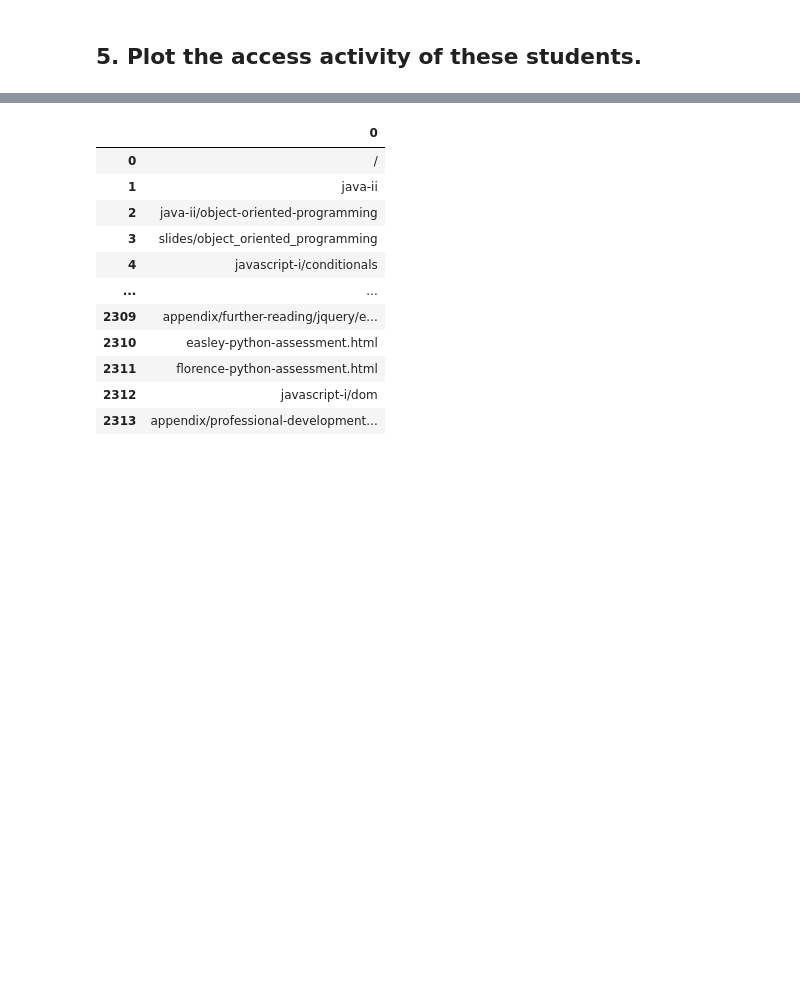
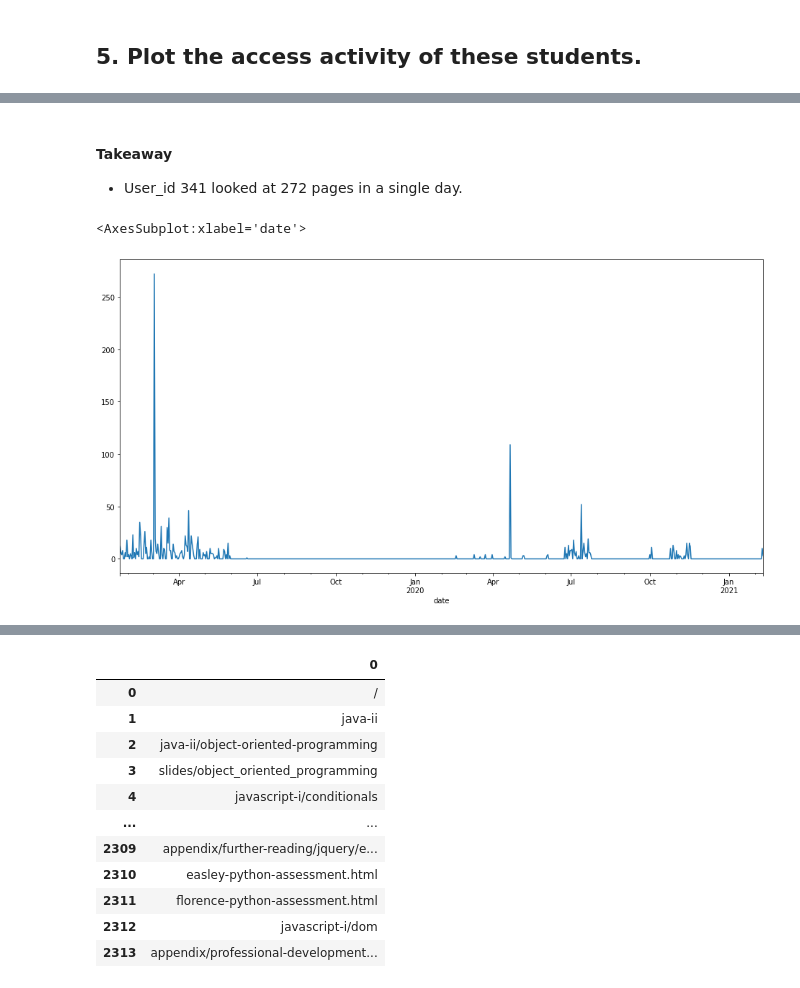
Before and after one commit to QMCBT-JustinEvans/anomaly-detection-exercises, a Jupyter notebook: time_series_anomaly_detection.ipynb, the cells around one changed output, grey strips where cells are left out. Drawn from its saved outputs; the diff is of its cells as text; code cells hidden in the pictures; blank space fills up the shorter version.

```diff
--- a/time_series_anomaly_detection.ipynb
+++ b/time_series_anomaly_detection.ipynb
@@ -496,2 +611,22 @@ plt.show()
 # %% [markdown]
 ## 5. Plot the access activity of these students.
+# %%
+def one_user_df_prep(df, user):
+    '''
+    DESCRIPTION:
+    This function returns a dataframe consisting of data for only a single defined user
+
+    REQUIRED IMPORTS:
+    import numpy as np
+    import pandas as pd
+    import seaborn as sns
+
+    ARGUMENTS:
+      df = DataFrame
+    user = The user_id of the student you want metrics on
+    '''
+    df = df[df.user_id == user]
+    df.date = pd.to_datetime(df.date)
+    df = df.set_index(df.date)
+    pages_one_user = df['path'].resample('d').count()
+    return pages_one_user
@@ -497,0 +806,11 @@ plt.show()
+# %% [markdown]
+#### Takeaway
+* User_id 341 looked at 272 pages in a single day.
+# %%
+# Lets plot their activity:
+df_341 = one_user_df_prep(df, 341)
+# %%
+df_341.plot(figsize=(16,8))
+# %% [output]
+<AxesSubplot:xlabel='date'>
+[figure, added]
```
Also changed, not shown: parts of 26 cells of this notebook.
